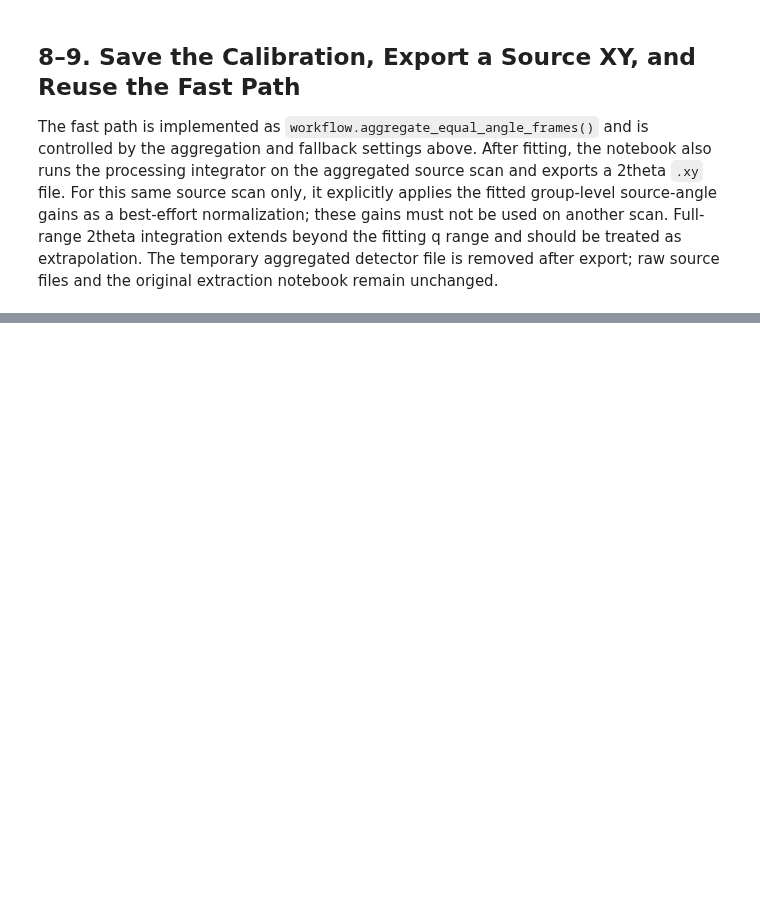
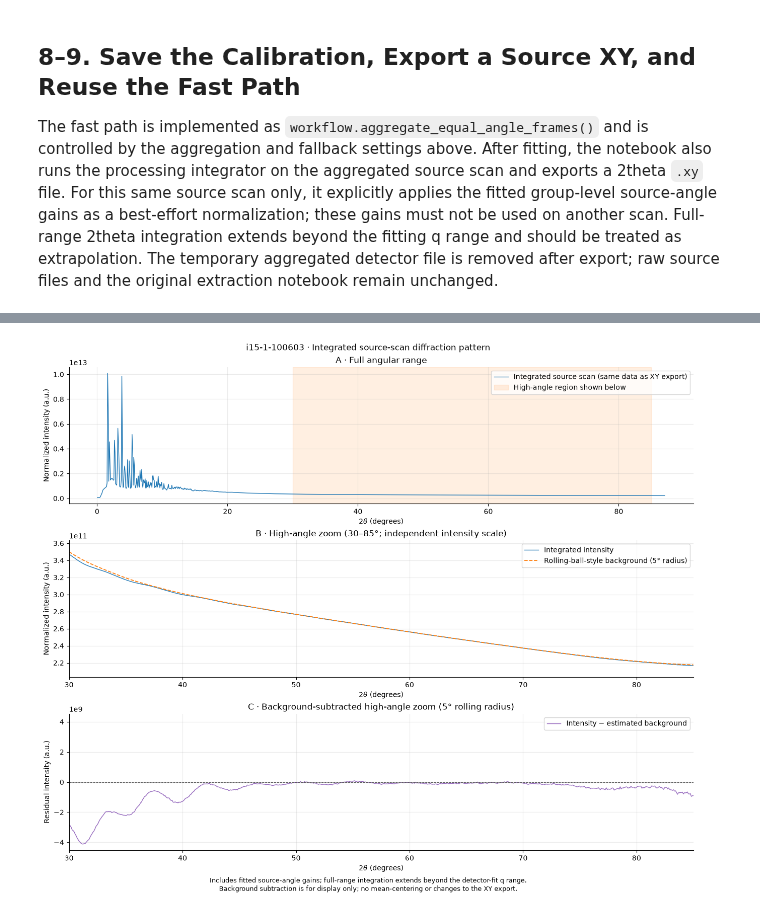
Before and after one commit to keeble/eiger-correction, a Jupyter notebook: extract_eiger_corrections_fast.ipynb, the cells around one changed output, grey strips where cells are left out. Saved outputs shown, nothing was run; the diff lists cells and outputs as text; code cells hidden in the pictures; blank space fills up the shorter version.

```diff
--- a/extract_eiger_corrections_fast.ipynb
+++ b/extract_eiger_corrections_fast.ipynb
@@ -482,3 +574,95 @@ Applied fitted group-level source-angle gains: 41
 Exported supported bins: 1000
 Full-range 2theta bins outside the detector-fit q range are extrapolated.
 Removed temporary aggregated detector data.
+# %%
+# Plot the exported pattern and a visualization-only background-subtracted view.
+# The original integrated intensities and XY export are not modified.
+from scipy.ndimage import grey_opening, uniform_filter1d
+
+HIGH_ANGLE_ZOOM_DEG = (30.0, 85.0)
+ROLLING_BALL_RADIUS_DEG = 5.0  # Half-width: the full rolling window spans about 10 degrees.
+
+if WRITE_XY:
+    if not np.isfinite(ROLLING_BALL_RADIUS_DEG) or ROLLING_BALL_RADIUS_DEG <= 0:
+        raise ValueError('ROLLING_BALL_RADIUS_DEG must be finite and positive')
+    xy_angles, xy_intensity = xy_data.T
+    if len(xy_angles) < 3 or not np.all(np.diff(xy_angles) > 0):
+        raise ValueError('Background estimation requires at least three increasing angle bins')
+
+    # Standard 1D rolling-ball-style baseline: morphological opening (minimum
+    # then maximum filter), followed by moving-average smoothing. This is not
+    # a literal spherical kernel, which would also require an intensity scale.
+    # Work on the full pattern before cropping to avoid artificial zoom edges.
+    # A uniform grid keeps the radius in degrees even if unsupported bins were omitted.
+    background_step_deg = float(np.median(np.diff(xy_angles)))
+    background_grid = np.linspace(
+        xy_angles[0], xy_angles[-1],
+        max(3, int(round((xy_angles[-1] - xy_angles[0]) / background_step_deg)) + 1),
+    )
+    background_step_deg = float(background_grid[1] - background_grid[0])
+    background_radius_bins = max(1, int(round(ROLLING_BALL_RADIUS_DEG / background_step_deg)))
+    background_window_bins = 2 * background_radius_bins + 1
+    background_input = np.interp(background_grid, xy_angles, xy_intensity)
+    rolling_background_grid = uniform_filter1d(
+        grey_opening(background_input, size=background_window_bins, mode='reflect'),
+        size=background_window_bins, mode='reflect',
+    )
+    rolling_background = np.interp(xy_angles, background_grid, rolling_background_grid)
+    xy_background_subtracted = xy_intensity - rolling_background
+    assert np.all(np.isfinite(xy_background_subtracted))
+
+    fig_xy, (ax_xy, ax_xy_zoom, ax_xy_residual) = plt.subplots(
+        3, 1, figsize=(13, 11), constrained_layout=True,
+    )
+    ax_xy.plot(xy_angles, xy_intensity, color='tab:blue', linewidth=1,
+               label='Integrated source scan (same data as XY export)')
+    ax_xy.set(title='A · Full angular range')
+    ax_xy.axvspan(*HIGH_ANGLE_ZOOM_DEG, color='tab:orange', alpha=0.12,
+                  label='High-angle region shown below')
+    ax_xy.legend(loc='best')
+
+    high_angle_mask = (xy_angles >= HIGH_ANGLE_ZOOM_DEG[0]) & (xy_angles <= HIGH_ANGLE_ZOOM_DEG[1])
+    if np.any(high_angle_mask):
+        ax_xy_zoom.plot(xy_angles[high_angle_mask], xy_intensity[high_angle_mask],
+                        color='tab:blue', linewidth=1, label='Integrated intensity')
+        ax_xy_zoom.plot(xy_angles[high_angle_mask], rolling_background[high_angle_mask],
+                        color='tab:orange', linestyle='--', linewidth=1.3,
+                        label=f'Rolling-ball-style background ({ROLLING_BALL_RADIUS_DEG:g}° radius)')
+        ax_xy_zoom.margins(y=0.1)
+        ax_xy_zoom.legend(loc='best')
+        ax_xy_residual.plot(xy_angles[high_angle_mask], xy_background_subtracted[high_angle_mask],
+                            color='tab:purple', linewidth=1, label='Intensity − estimated background')
+        residual_limit = float(np.max(np.abs(xy_background_subtracted[high_angle_mask])))
+        if residual_limit > 0:
+            ax_xy_residual.set_ylim(-1.1 * residual_limit, 1.1 * residual_limit)
+        ax_xy_residual.legend(loc='best')
+    else:
+        for plot_axis in (ax_xy_zoom, ax_xy_residual):
+            plot_axis.text(0.5, 0.5, 'No supported bins in the selected interval',
+                           ha='center', va='center', transform=plot_axis.transAxes)
+    ax_xy_zoom.set(
+        title=f'B · High-angle zoom ({HIGH_ANGLE_ZOOM_DEG[0]:g}–{HIGH_ANGLE_ZOOM_DEG[1]:g}°; independent intensity scale)',
+        xlim=HIGH_ANGLE_ZOOM_DEG,
+    )
+    ax_xy_residual.axhline(0, color='0.35', linestyle='--', linewidth=0.8)
+    ax_xy_residual.set(
+        title=f'C · Background-subtracted high-angle zoom ({ROLLING_BALL_RADIUS_DEG:g}° rolling radius)',
+        xlim=HIGH_ANGLE_ZOOM_DEG,
+    )
+    for plot_axis in (ax_xy, ax_xy_zoom, ax_xy_residual):
+        plot_axis.set(xlabel=r'$2\theta$ (degrees)', ylabel='Normalized intensity (a.u.)')
+        plot_axis.grid(alpha=0.25)
+        plot_axis.spines[['top', 'right']].set_visible(False)
+        plot_axis.ticklabel_format(axis='y', style='sci', scilimits=(0, 0), useOffset=False)
+    ax_xy_residual.set_ylabel('Residual intensity (a.u.)')
+    fig_xy.suptitle(f'{SCAN_PATH.stem} · Integrated source-scan diffraction pattern')
+    fig_xy.supxlabel(
+        'Includes fitted source-angle gains; full-range integration extends beyond the detector-fit q range.\n'
+        'Background subtraction is for display only; no mean-centering or changes to the XY export.',
+        fontsize=9,
+    )
+    plt.show()
+else:
+    print('Integrated-pattern plot skipped because XY export is disabled.')
+# %% [output]
+[figure, added]
```
Also changed, not shown: parts of 10 cells of this notebook, 1 other file.
